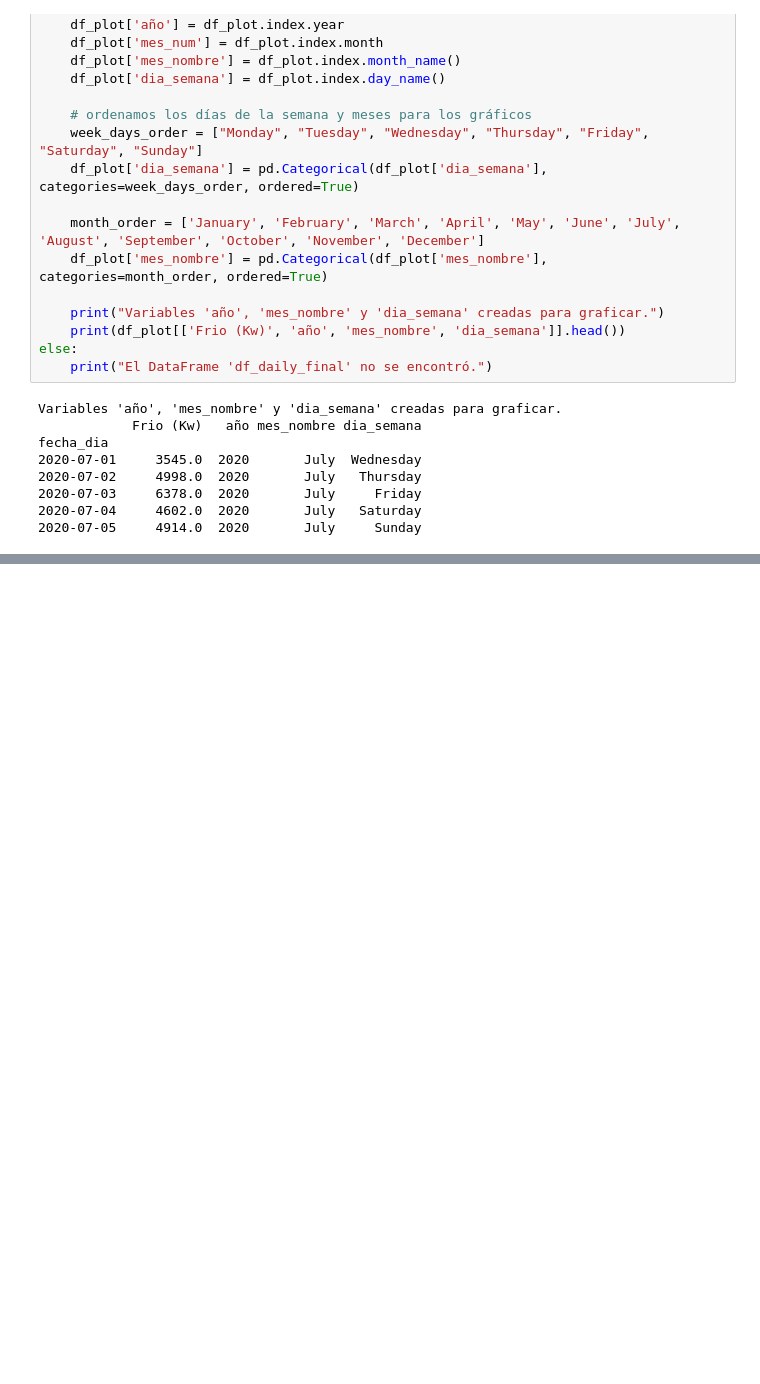
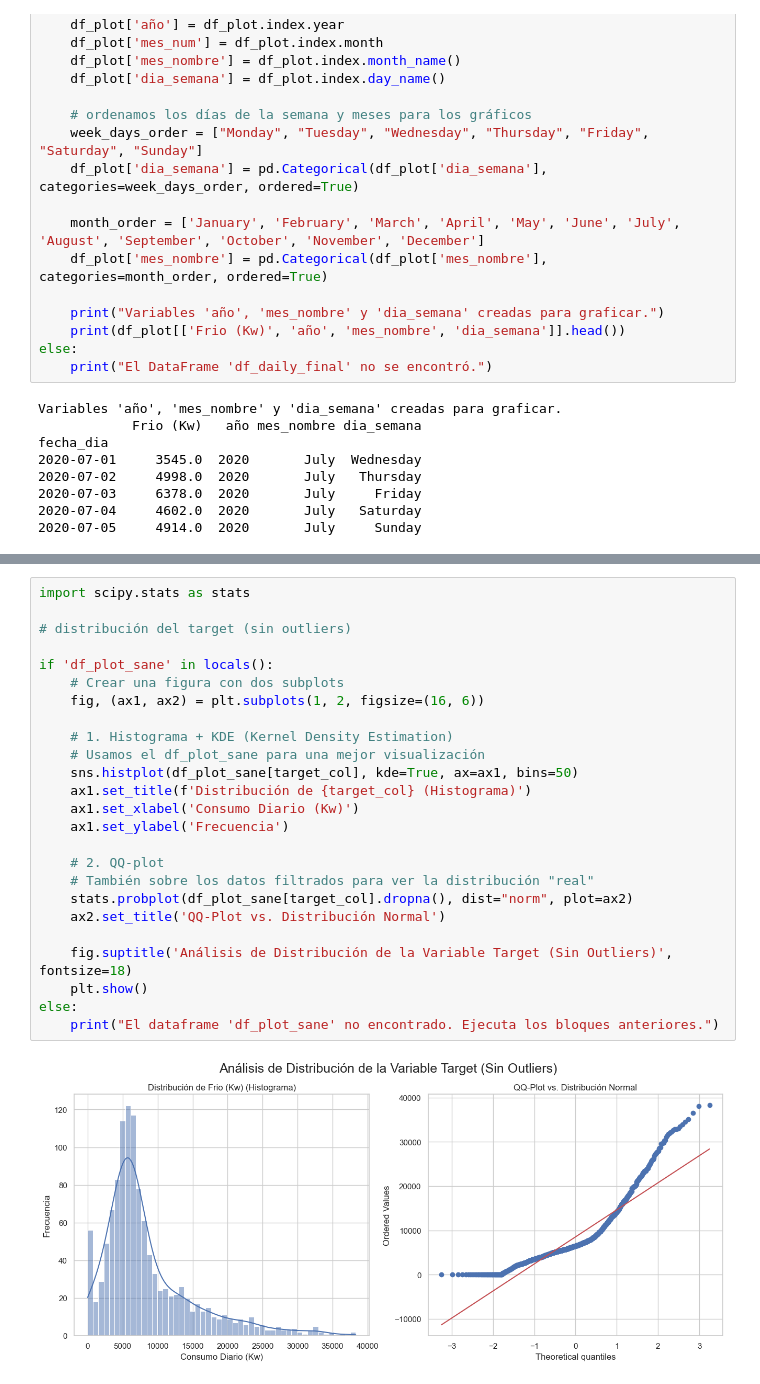
Before and after one commit to GonzaCardin/tp_final_ldd2, a Jupyter notebook: notebooks/eda.ipynb, the cells around one changed output, grey strips where cells are left out. Drawn from its saved outputs; the diff is of its cells as text; blank space fills up the shorter version.

```diff
--- a/notebooks/eda.ipynb
+++ b/notebooks/eda.ipynb
@@ -261,0 +400,27 @@ else:
+# %%
+import scipy.stats as stats
+
+# distribución del target (sin outliers)
+
+if 'df_plot_sane' in locals():
+    # Crear una figura con dos subplots
+    fig, (ax1, ax2) = plt.subplots(1, 2, figsize=(16, 6))
+
+    # 1. Histograma + KDE (Kernel Density Estimation)
+    # Usamos el df_plot_sane para una mejor visualización
+    sns.histplot(df_plot_sane[target_col], kde=True, ax=ax1, bins=50)
+    ax1.set_title(f'Distribución de {target_col} (Histograma)')
+    ax1.set_xlabel('Consumo Diario (Kw)')
+    ax1.set_ylabel('Frecuencia')
+
+    # 2. QQ-plot
+    # También sobre los datos filtrados para ver la distribución "real"
+    stats.probplot(df_plot_sane[target_col].dropna(), dist="norm", plot=ax2)
+    ax2.set_title('QQ-Plot vs. Distribución Normal')
+
+    fig.suptitle('Análisis de Distribución de la Variable Target (Sin Outliers)', fontsize=18)
+    plt.show()
+else:
+    print("El dataframe 'df_plot_sane' no encontrado. Ejecuta los bloques anteriores.")
+# %% [output]
+[figure, added]
```
Also changed, not shown: parts of 9 cells of this notebook, 1 other file.
